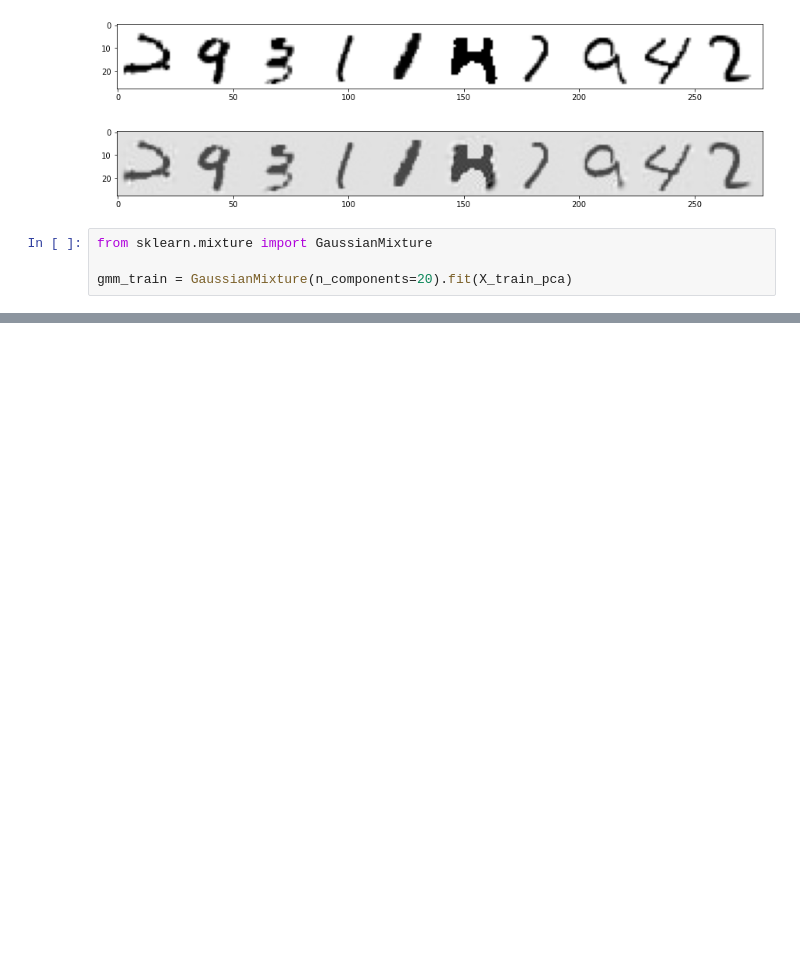
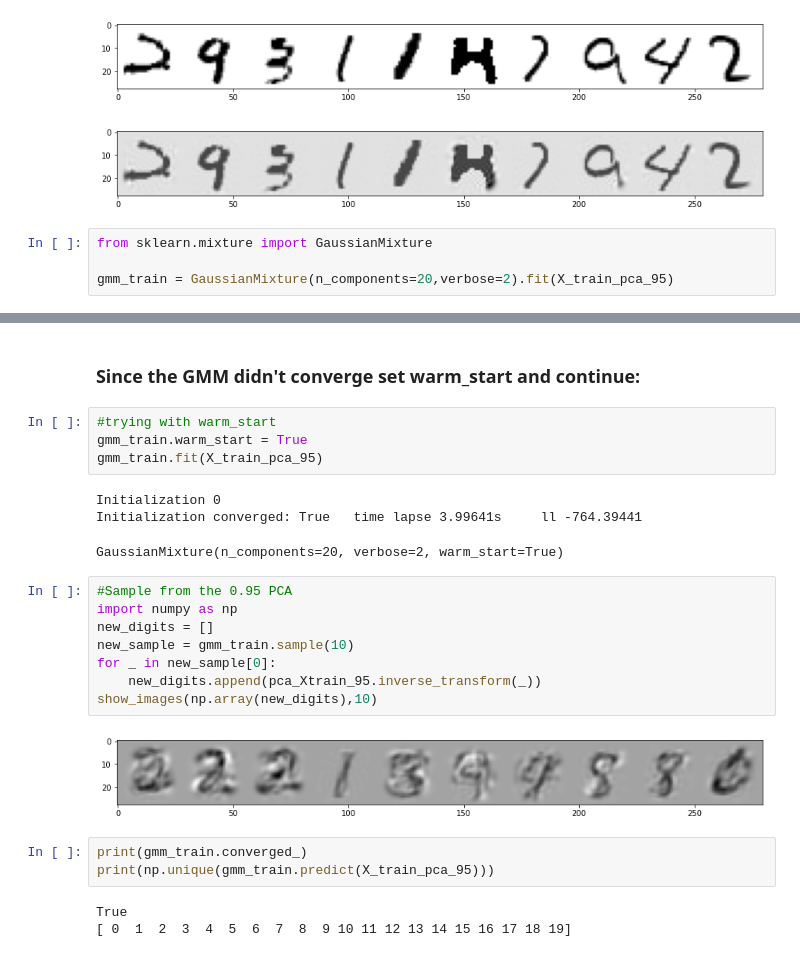
Before and after one commit to Longs/Ch-9-Clustering, a Jupyter notebook: Mnist_GMM.ipynb, the cells around one changed output, grey strips where cells are left out. Drawn from its saved outputs; the diff is of its cells as text; blank space fills up the shorter version.

```diff
--- a/Mnist_GMM.ipynb
+++ b/Mnist_GMM.ipynb
@@ -104,5 +104,5 @@ show_images(recon_images,10)
 # %%
 from sklearn.mixture import GaussianMixture
 
-gmm_train = GaussianMixture(n_components=20).fit(X_train_pca)
+gmm_train = GaussianMixture(n_components=20,verbose=2).fit(X_train_pca_95)
 # %% [output]
@@ -109,0 +119,26 @@ KeyboardInterrupt:
+# %% [markdown]
+### Since the GMM didn't converge set warm_start and continue:
+# %%
+#trying with warm_start
+gmm_train.warm_start = True
+gmm_train.fit(X_train_pca_95)
+# %% [output]
+Initialization 0
+Initialization converged: True   time lapse 3.99641s     ll -764.39441
+GaussianMixture(n_components=20, verbose=2, warm_start=True)
+# %%
+#Sample from the 0.95 PCA
+import numpy as np
+new_digits = []
+new_sample = gmm_train.sample(10)
+for _ in new_sample[0]:
+    new_digits.append(pca_Xtrain_95.inverse_transform(_))
+show_images(np.array(new_digits),10)
+# %% [output]
+[figure, added]
+# %%
+print(gmm_train.converged_)
+print(np.unique(gmm_train.predict(X_train_pca_95)))
+# %% [output]
+True
+[ 0  1  2  3  4  5  6  7  8  9 10 11 12 13 14 15 16 17 18 19]
```
Also changed, not shown: parts of 14 cells of this notebook.
